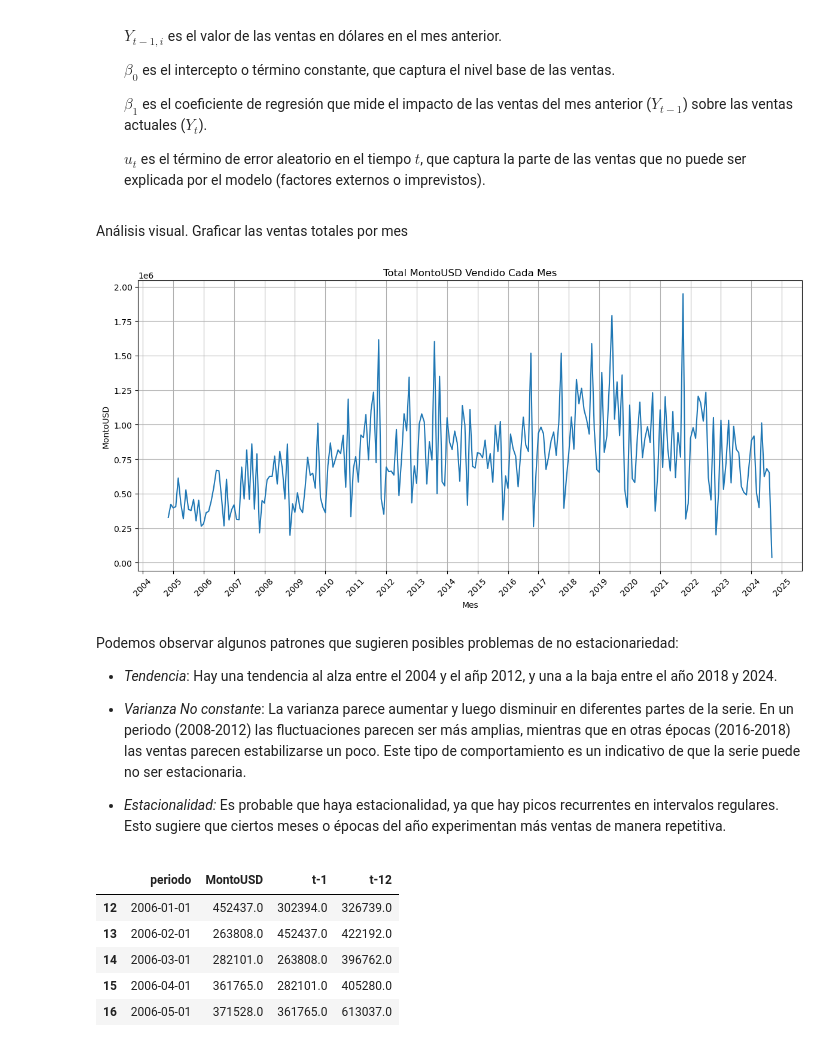
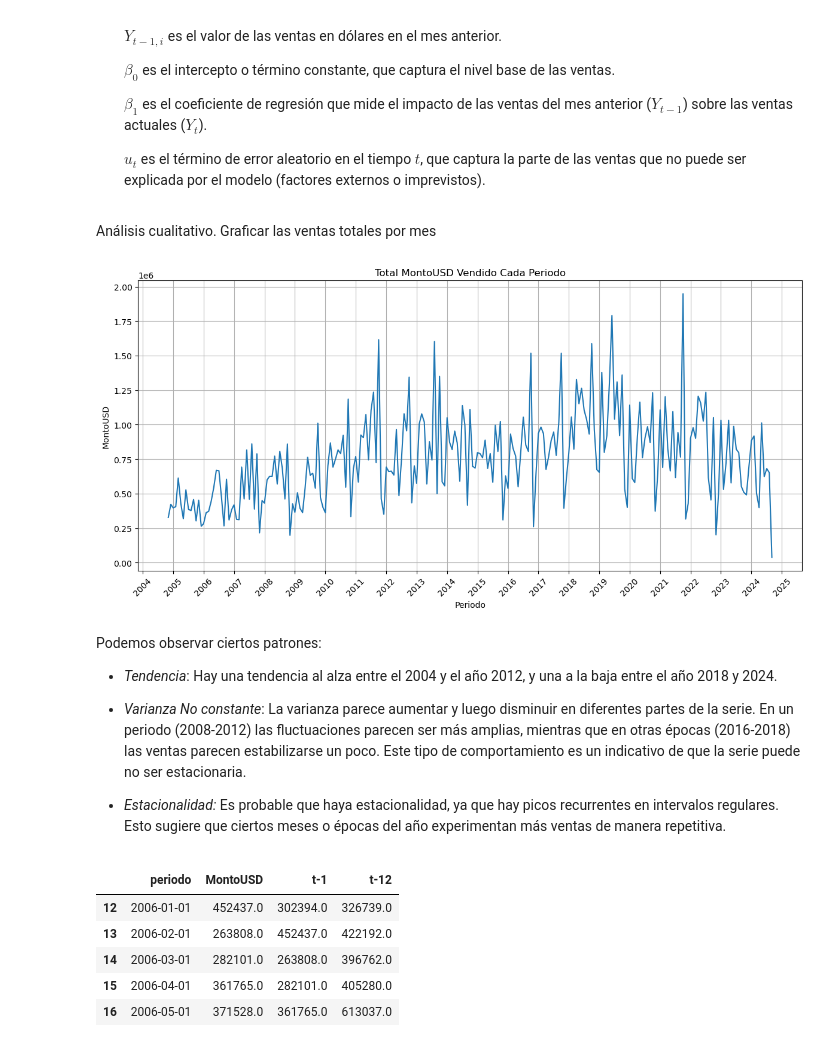
Before and after one commit to Gaddran/Tarea3AnalisisDatos, a Jupyter notebook: notebooks/TareaAnalisis.ipynb, the cells around one changed output. Saved outputs shown, nothing was run; the diff lists cells and outputs as text; code cells hidden in the pictures.

```diff
--- a/notebooks/TareaAnalisis.ipynb
+++ b/notebooks/TareaAnalisis.ipynb
@@ -541,38 +551,38 @@ Por lo tanto, aplicando las fórmulas a nuestro objetivo, tendríamos:
   $
   es el término de error aleatorio en el tiempo $t$, que captura la parte de las ventas que no puede ser explicada por el modelo (factores externos o imprevistos).
 # %% [markdown]
-Análisis visual. Graficar las ventas totales por mes
+Análisis cualitativo. Graficar las ventas totales por mes
 # %%
 df['periodo'] = pd.to_datetime(df['periodo'], format='%Y-%m')
 # Agrupar por año y mes, sumando 'MontoUSD'
 df_monthly = df.groupby('periodo', as_index=False)['MontoUSD'].sum().copy()
 
 # Graficar las ventas totales por mes
 plt.figure(figsize=(12, 6))
 plt.plot(df_monthly['periodo'], df_monthly['MontoUSD'])
 
 # Añadir etiquetas y título
-plt.title('Total MontoUSD Vendido Cada Mes')
-plt.xlabel('Mes')
+plt.title('Total MontoUSD Vendido Cada Periodo')
+plt.xlabel('Periodo')
 plt.ylabel('MontoUSD')
 
 # Rotar las etiquetas del eje x para mejorar la legibilidad
 plt.xticks(rotation=45)
 
 # Ajustar automáticamente las etiquetas del eje x para evitar superposición
 plt.gca().xaxis.set_major_locator(mdates.MonthLocator(interval=12))  # Mostrar cada interval meses
 plt.gca().xaxis.set_major_formatter(mdates.DateFormatter('%Y'))  # Formato: Año-Mes
 
 plt.grid(True)
 
 plt.tight_layout()
 plt.show()
 # %% [output]
-[figure, old version]
+[figure, new version]
 # %% [markdown]
-Podemos observar algunos patrones que sugieren posibles problemas de no estacionariedad:
+Podemos observar ciertos patrones:
 
-- *Tendencia*: Hay una tendencia al alza entre el 2004 y el añp 2012, y una a la baja entre el año 2018 y 2024.
+- *Tendencia*: Hay una tendencia al alza entre el 2004 y el año 2012, y una a la baja entre el año 2018 y 2024.
 
 - *Varianza No constante*: La varianza parece aumentar y luego disminuir en diferentes partes de la serie. En un periodo (2008-2012) las fluctuaciones parecen ser más amplias, mientras que en otras épocas (2016-2018) las ventas parecen estabilizarse un poco. Este tipo de comportamiento es un indicativo de que la serie puede no ser estacionaria.
 
```
Also changed, not shown: parts of 12 cells of this notebook.
